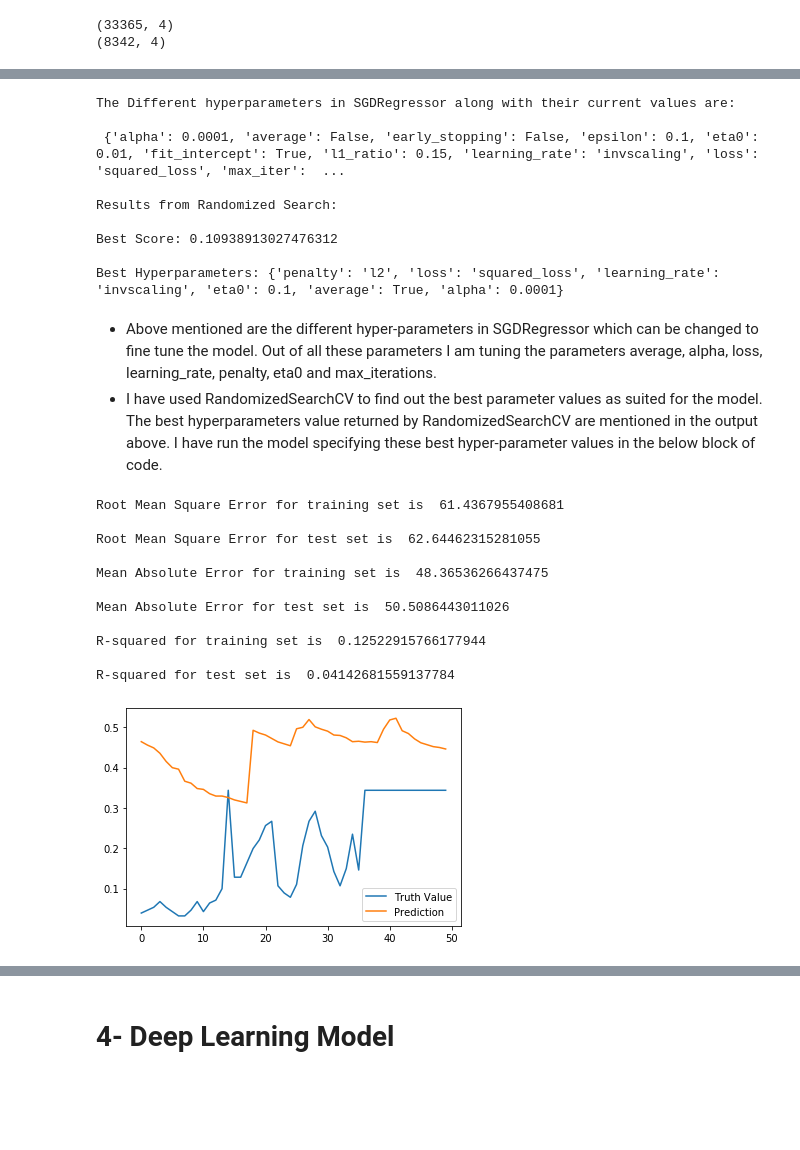
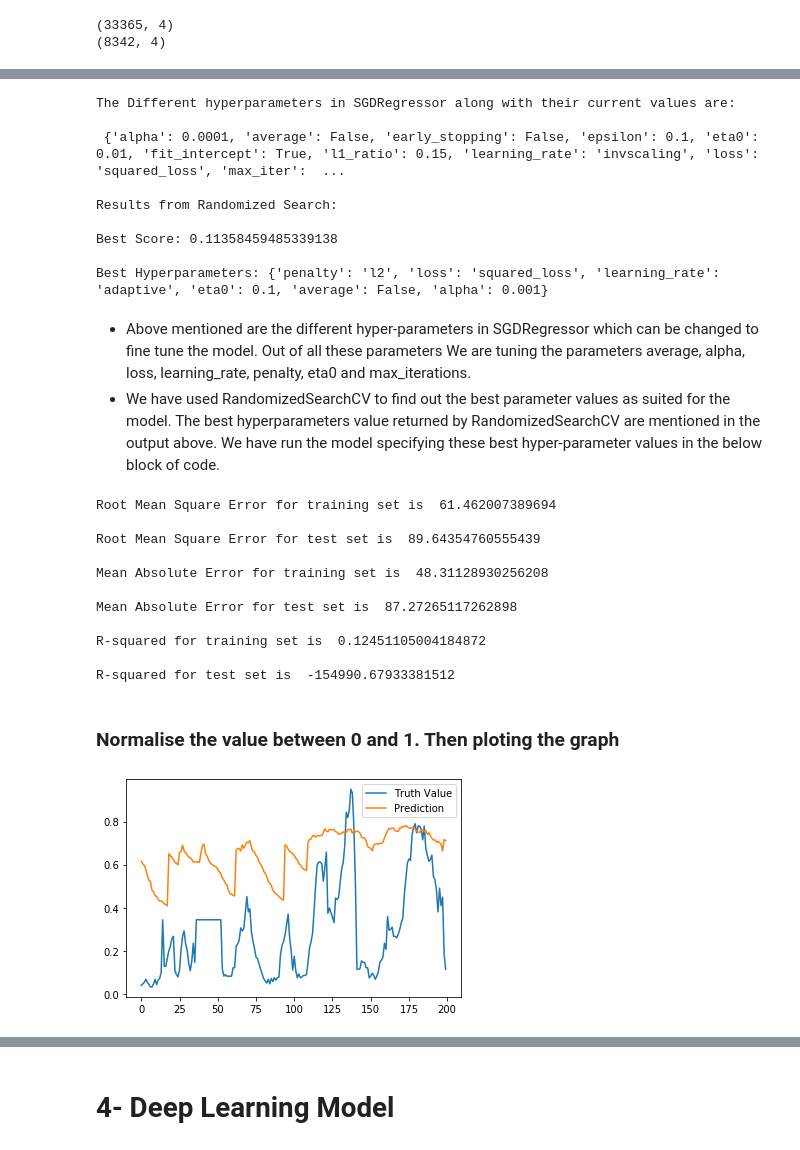
Before and after one commit to senemaktas/Air_Pollution_Prediction_ML_DL, a Jupyter notebook: Air_Pollution_Prediction.ipynb, the cells around one changed output, grey strips where cells are left out. Cells and saved outputs as stored; diff of their text form; code cells hidden in the pictures; blank space fills up the shorter version.

```diff
--- a/Air_Pollution_Prediction.ipynb
+++ b/Air_Pollution_Prediction.ipynb
@@ -239,14 +255,16 @@ X_train.shape,y_train.shape,X_test.shape,y_test.shape
 # %%
 from sklearn.compose import ColumnTransformer
-from sklearn.preprocessing import StandardScaler
-#from sklearn.preprocessing import OneHotEncoder
+from sklearn.preprocessing import MinMaxScaler
 
 num_attr = ["DEWP","Is","Ir","Iws"]
 
 
 full_pipeline = ColumnTransformer([
- ("num", StandardScaler(), num_attr),
+ ("num", MinMaxScaler(), num_attr),
  ])
+
+# Sequences of different transforms can also be chained together using the Pipeline, such as
+# imputing missing values, then scaling numerical values.
 X_train_tr = full_pipeline.fit_transform(X_train)
 X_test_tr = full_pipeline.transform(X_test)
 
@@ -307,10 +333,10 @@ from sklearn.model_selection import RandomizedSearchCV
 print("The Different hyperparameters in SGDRegressor along with their current values are:\n\n",sgd.get_params())
 
 parameters = {'average': [True, False],
-              'alpha':[0.0001,0.001,0.01,0.1],
+              'alpha':[0.0001, 0.001, 0.01, 0.1,],
               'loss': ['squared_loss','huber'],
-              'learning_rate': ['constant', 'optimal', 'invscaling', 'adaptive'],
-              'penalty':['l2'],
+              'learning_rate': ['constant', 'invscaling', 'adaptive'],
+              'penalty':['l1', 'l2', 'elasticnet'],
               'eta0':[0.001,0.01,0.1]
              }
 
@@ -329,15 +355,15 @@ The Different hyperparameters in SGDRegressor along with their current values ar
 
 Results from Randomized Search:
 
-Best Score: 0.10938913027476312
+Best Score: 0.11358459485339138
 
-Best Hyperparameters: {'penalty': 'l2', 'loss': 'squared_loss', 'learning_rate': 'invscaling', 'eta0': 0.1, 'average': True, 'alpha': 0.0001}
+Best Hyperparameters: {'penalty': 'l2', 'loss': 'squared_loss', 'learning_rate': 'adaptive', 'eta0': 0.1, 'average': False, 'alpha': 0.001}
 # %% [markdown]
-- Above mentioned are the different hyper-parameters in SGDRegressor which can be changed to fine tune the model. Out of all these parameters I am tuning the parameters average, alpha, loss, learning_rate, penalty, eta0 and max_iterations.
-- I have used RandomizedSearchCV to find out the best parameter values as suited for the model. The best hyperparameters value returned by RandomizedSearchCV are mentioned in the output above.  I have run the model specifying these best hyper-parameter values in the below block of code.
+- Above mentioned are the different hyper-parameters in SGDRegressor which can be changed to fine tune the model. Out of all these parameters We are tuning the parameters average, alpha, loss, learning_rate, penalty, eta0 and max_iterations.
+- We have used RandomizedSearchCV to find out the best parameter values as suited for the model. The best hyperparameters value returned by RandomizedSearchCV are mentioned in the output above.  We have run the model specifying these best hyper-parameter values in the below block of code.
 # %%
 sgd = SGDRegressor(random_state=42, alpha= 0.001, average=False, learning_rate= 'invscaling',
-                   max_iter=5000, eta0=0.01, loss= 'squared_loss',penalty= 'l2')
+                   max_iter=5000, eta0=0.001, loss= 'squared_loss',penalty= 'l1')
 sgd.fit(X_train_tr, y_train)
 y_pred_train = sgd.predict(X_train_tr)
 y_pred = sgd.predict(X_test_tr)
@@ -360,26 +386,26 @@ r_squared_test = sgd.score(X_test_tr, y_test)
 print("\nR-squared for training set is ",r_squared_train)
 print("\nR-squared for test set is ",r_squared_test)
 # %% [output]
-Root Mean Square Error for training set is  61.4367955408681
+Root Mean Square Error for training set is  61.462007389694
 
-Root Mean Square Error for test set is  62.64462315281055
+Root Mean Square Error for test set is  89.64354760555439
 
-Mean Absolute Error for training set is  48.36536266437475
+Mean Absolute Error for training set is  48.31128930256208
 
-Mean Absolute Error for test set is  50.5086443011026
+Mean Absolute Error for test set is  87.27265117262898
 
-R-squared for training set is  0.12522915766177944
+R-squared for training set is  0.12451105004184872
 
-R-squared for test set is  0.04142681559137784
+R-squared for test set is  -154990.67933381512
+# %% [markdown]
+### Normalise the value between 0 and 1. Then  ploting the graph
 # %%
-# Ploting the graph
-
 y_test= (y_test-min(y_test))/(max(y_test)-min(y_test))
 y_pred=  (y_pred-min(y_pred))/(max(y_pred)-min(y_pred))
 
-plt.plot(np.array(y_test[:50]),label='Truth Value')
-plt.plot(np.array(y_pred[:50]),label='Prediction')
+plt.plot(np.array(y_test[:200]),label='Truth Value')
+plt.plot(np.array(y_pred[:200]),label='Prediction')
 plt.legend()
 plt.show()
 # %% [output]
-[figure, old version]
+[figure, new version]
```
Also changed, not shown: parts of 29 cells of this notebook.
